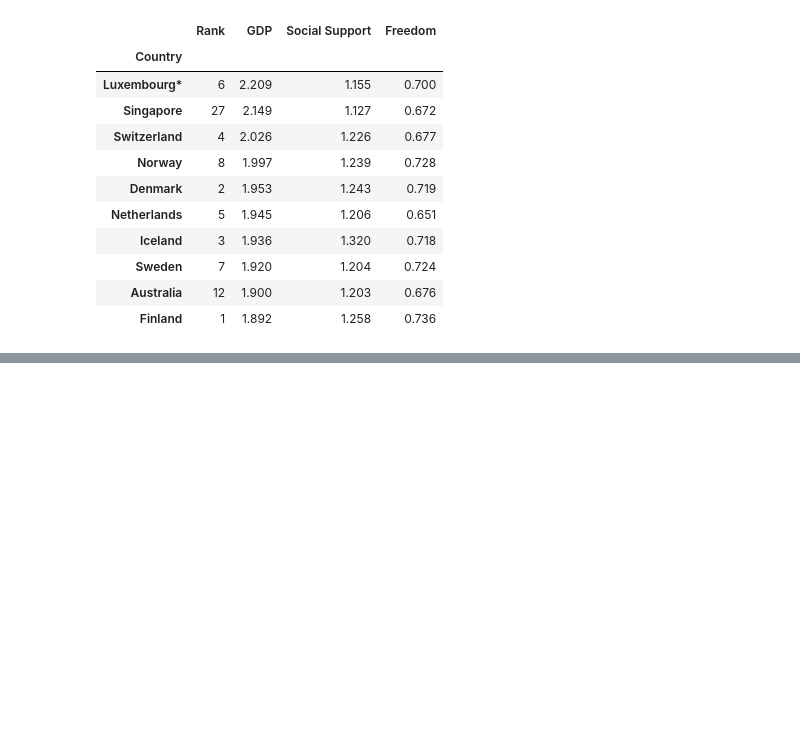
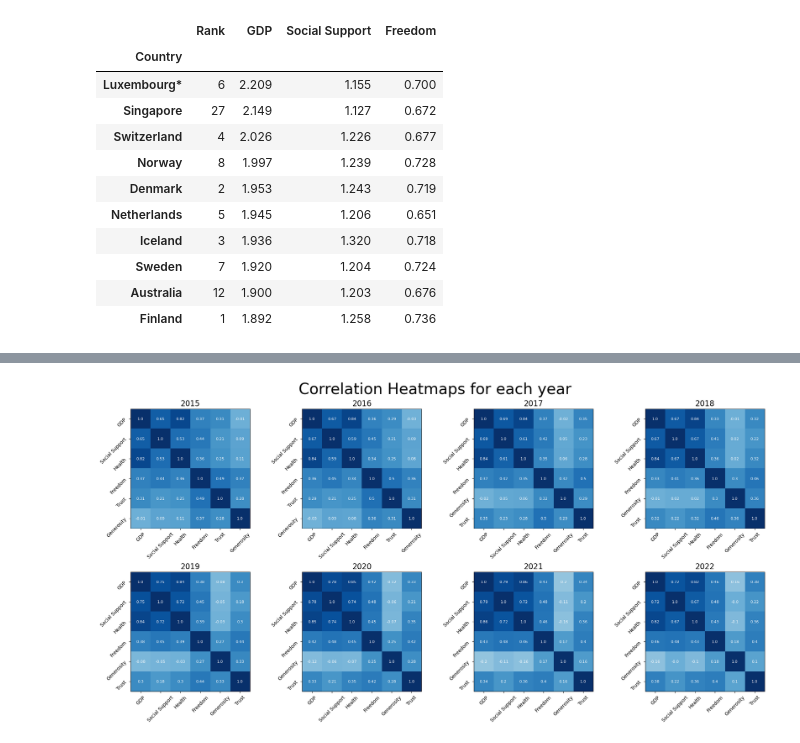
Before and after one commit to cjensen93/WorldHappinesReport, a Jupyter notebook: report.ipynb, the cells around one changed output, grey strips where cells are left out. Saved outputs shown, nothing was run; the diff lists cells and outputs as text; code cells hidden in the pictures; blank space fills up the shorter version.

```diff
--- a/report.ipynb
+++ b/report.ipynb
@@ -509,0 +584,31 @@ In terms of yearly trends, the principal components show the following:
+# %%
+drop_cols = ['Country', 'Rank', 'Dystopia Residual', 'Score']
+row = 0
+col = 0
+correlation_results = {}
+
+fig, axes = plt.subplots(2, 4, layout='constrained', figsize=(20, 10))
+
+for key, value in wh_dfs.items():
+    correlation_results[key] = value.drop(columns=drop_cols).corr()
+
+    axes[row, col].imshow(correlation_results[key], cmap='Blues', vmin=-1, vmax=1)
+
+    axes[row, col].set_xticks(np.arange(len(correlation_results[key].columns)), labels=correlation_results[key].columns, rotation=45)
+    axes[row, col].set_yticks(np.arange(len(correlation_results[key].columns)), labels=correlation_results[key].columns, rotation=45)
+    axes[row, col].set_title(key, fontsize=16)
+
+    np_values = correlation_results[key].to_numpy()
+    for i in range(len(np_values)):
+        for j in range(len(np_values[i])):
+            axes[row, col].text(j, i, round(np_values[i, j], 2), ha='center', va='center', color='white', fontsize=8)
+
+    col += 1
+    if col == 4:
+        col = 0
+        row += 1
+
+fig.suptitle('Correlation Heatmaps for each year', fontsize=32)
+plt.show()
+# %% [output]
+[figure, added]
```
Also changed, not shown: parts of 12 cells of this notebook.
